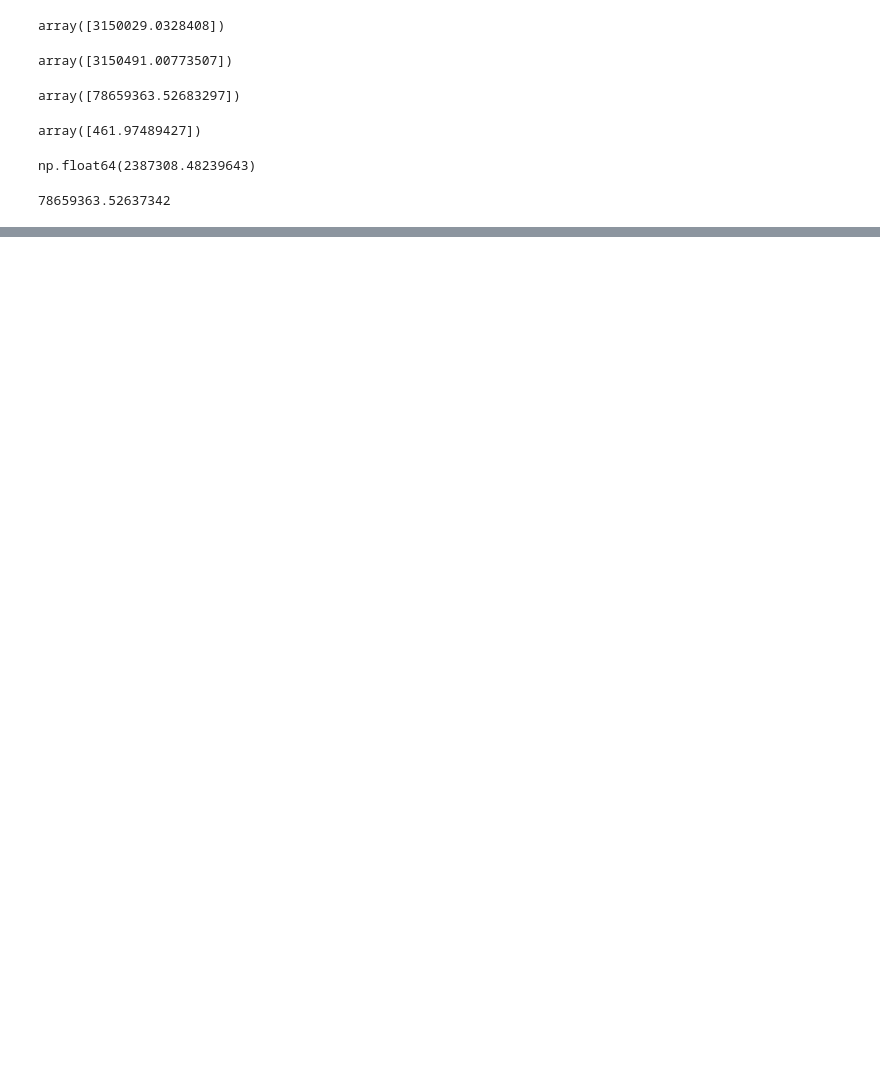
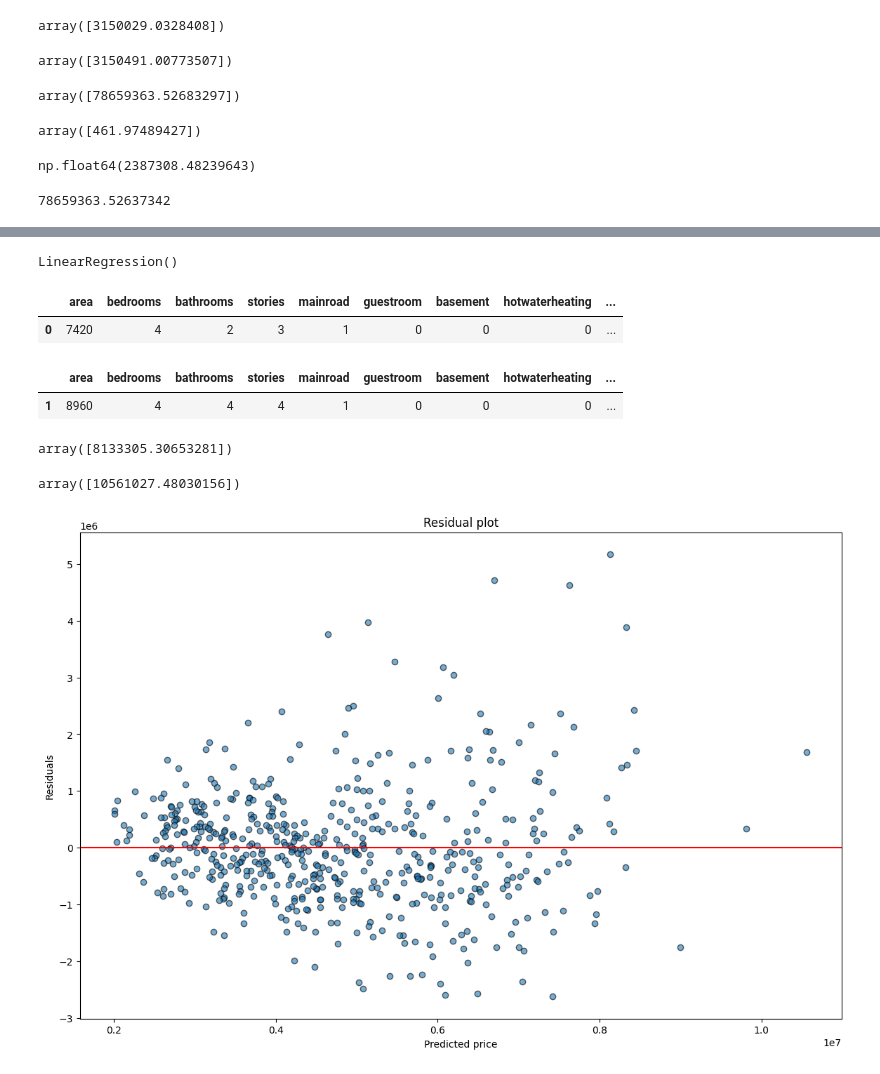
Before and after one commit to JosephRidge/Analysis101, a Jupyter notebook: linear_reg.ipynb, the cells around one changed output, grey strips where cells are left out. Cells and saved outputs as stored; diff of their text form; code cells hidden in the pictures; blank space fills up the shorter version.

```diff
--- a/linear_reg.ipynb
+++ b/linear_reg.ipynb
@@ -153,0 +351,2 @@ np.float64(2387308.48239643)
+# %%
+df_copy =  pd.get_dummies(df_copy, columns=['furnishingstatus'], drop_first=True)
@@ -153,0 +370,48 @@ np.float64(2387308.48239643)
+# %%
+x_independent_columns = ['area', 'bedrooms', 'bathrooms', 'stories', 'mainroad',
+       'guestroom', 'basement', 'hotwaterheating', 'airconditioning',
+       'parking', 'prefarea', 'furnishingstatus_semi-furnished',
+       'furnishingstatus_unfurnished']
+
+#  extract independent variables
+X = df_copy[x_independent_columns]
+#  get the y values (outcome value)
+y_actual = df_copy['price']
+# %%
+model = linear_model.LinearRegression()
+model.fit(X,y_actual)
+# %% [output]
+LinearRegression()
+# %%
+first = X.iloc[[0]]
+first
+# %% [output]
+|  | area | bedrooms | bathrooms | stories | mainroad | guestroom | basement | hotwaterheating | ... |
+| 0 | 7420 | 4 | 2 | 3 | 1 | 0 | 0 | 0 | ... |
+# %%
+second = X.iloc[[1]]
+second
+# %% [output]
+|  | area | bedrooms | bathrooms | stories | mainroad | guestroom | basement | hotwaterheating | ... |
+| 1 | 8960 | 4 | 4 | 4 | 1 | 0 | 0 | 0 | ... |
+# %%
+model.predict(first)
+# %% [output]
+array([8133305.30653281])
+# %%
+model.predict(second)
+# %% [output]
+array([10561027.48030156])
+# %%
+y_predict = model.predict(X) # predicted values based on our data
+residuals = y_actual - y_predict # the residuals
+# %%
+plt.figure(figsize=(14,9))
+plt.scatter(y_predict, residuals, alpha=0.6, edgecolors='black')
+plt.axhline(color='red')
+plt.xlabel('Predicted price')
+plt.ylabel('Residuals')
+plt.title('Residual plot')
+plt.show()
+# %% [output]
+[figure, added]
```
Also changed, not shown: parts of 38 cells of this notebook.
